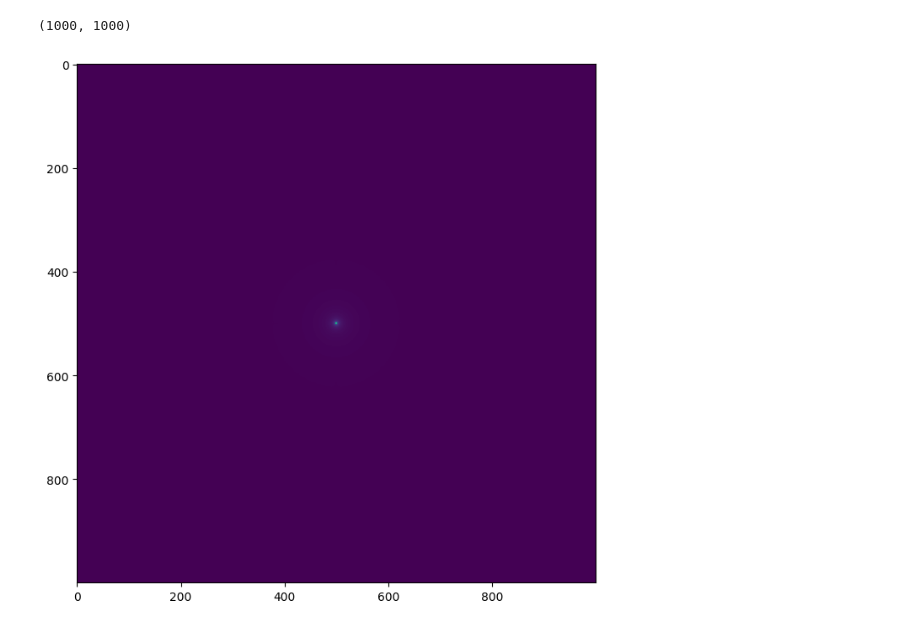
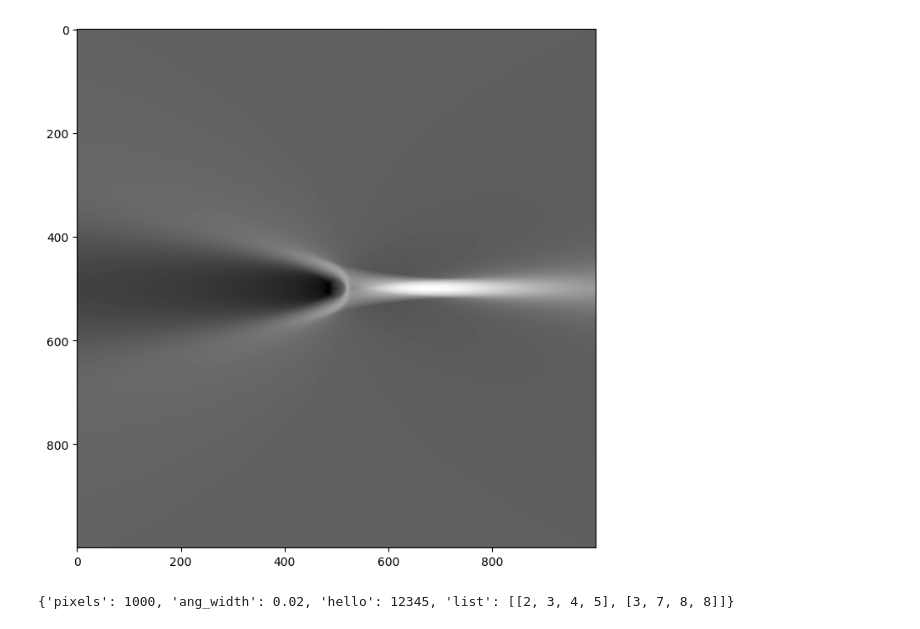
Before and after one commit to saividyud/NBLens, a Jupyter notebook: Unity/Analysis 6-4/Analysis_6-4.ipynb, the cells around one changed output. Saved outputs shown, nothing was run; the diff lists cells and outputs as text; code cells hidden in the pictures.

```diff
--- a/Unity/Analysis 6-4/Analysis_6-4.ipynb
+++ b/Unity/Analysis 6-4/Analysis_6-4.ipynb
@@ -4,15 +6,10 @@ import matplotlib.pyplot as plt
-# %%
-single_lens_magnifications = np.load('single_lens_magnifications.npy')
-
-single_lens_magnifications.shape
-# %% [output]
-(1000, 1000)
 # %%
 fig = plt.figure(figsize=(10, 8))
 ax = fig.add_subplot()
 
-ax.imshow(single_lens_magnifications)
+ax.imshow(fractional_deviations, cmap='gray')
+# ax.imshow(np.log10(triple_lens_magnifications), cmap='gray')
 
 plt.show()
 # %% [output]
-[figure, old version]
+[figure, new version]
@@ -18,0 +45,17 @@ plt.show()
+# %%
+import json
+
+my_variables = {'pixels': 1000, 'ang_width': 0.02, 'hello': 12345, 'list': [
+    [2, 3, 4, 5],
+    [3, 7, 8, 8]
+]}
+
+# with open('my_data.json', 'w') as f:
+#     json.dump(my_variables, f)
+
+with open('my_data.json', 'r') as f:
+    loaded_variables = json.load(f)
+
+print(loaded_variables)
+# %% [output]
+{'pixels': 1000, 'ang_width': 0.02, 'hello': 12345, 'list': [[2, 3, 4, 5], [3, 7, 8, 8]]}
```
Also changed, not shown: parts of 5 cells of this notebook, 19 other files.
